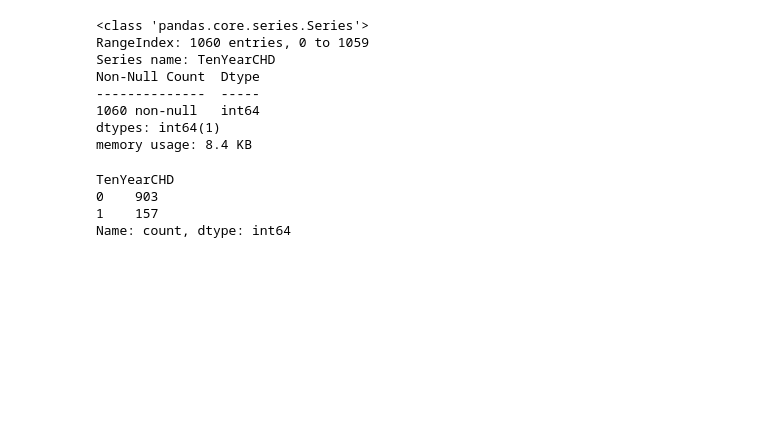
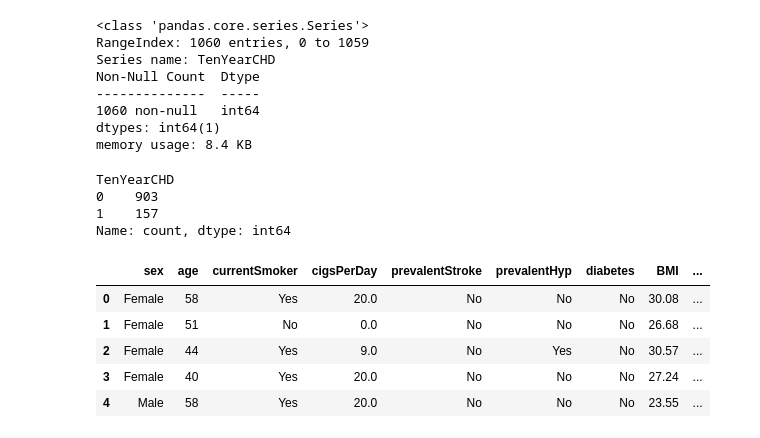
Before and after one commit to angelahjhong/project-2, a Jupyter notebook: CHD_testcleaning.ipynb, the cells around one changed output. Cells and saved outputs as stored; diff of their text form; code cells hidden in the pictures; blank space fills up the shorter version.

Commit message:
final cleaned test data

```diff
--- a/CHD_testcleaning.ipynb
+++ b/CHD_testcleaning.ipynb
@@ -283,3 +283,16 @@ Name: count, dtype: int64
 # recoded TenYearCHD
 df['TenYearCHD'] = df['TenYearCHD'].replace([0], 'Not at Risk')
 df['TenYearCHD'] = df['TenYearCHD'].replace([1], 'At Risk')
+# %%
+# put cleaned variables into new df
+clean_columns = ['sex','age','currentSmoker', 'cigsPerDay','prevalentStroke','prevalentHyp','diabetes','BMI','glucose','TenYearCHD']
+cleaned_df = df[clean_columns].copy()
+# %%
+cleaned_df.head()
+# %% [output]
+|  | sex | age | currentSmoker | cigsPerDay | prevalentStroke | prevalentHyp | diabetes | BMI | ... |
+| 0 | Female | 58 | Yes | 20.0 | No | No | No | 30.08 | ... |
+| 1 | Female | 51 | No | 0.0 | No | No | No | 26.68 | ... |
+| 2 | Female | 44 | Yes | 9.0 | No | Yes | No | 30.57 | ... |
+| 3 | Female | 40 | Yes | 20.0 | No | No | No | 27.24 | ... |
+| 4 | Male | 58 | Yes | 20.0 | No | No | No | 23.55 | ... |
```
Also changed, not shown: parts of 1 cell of this notebook.
